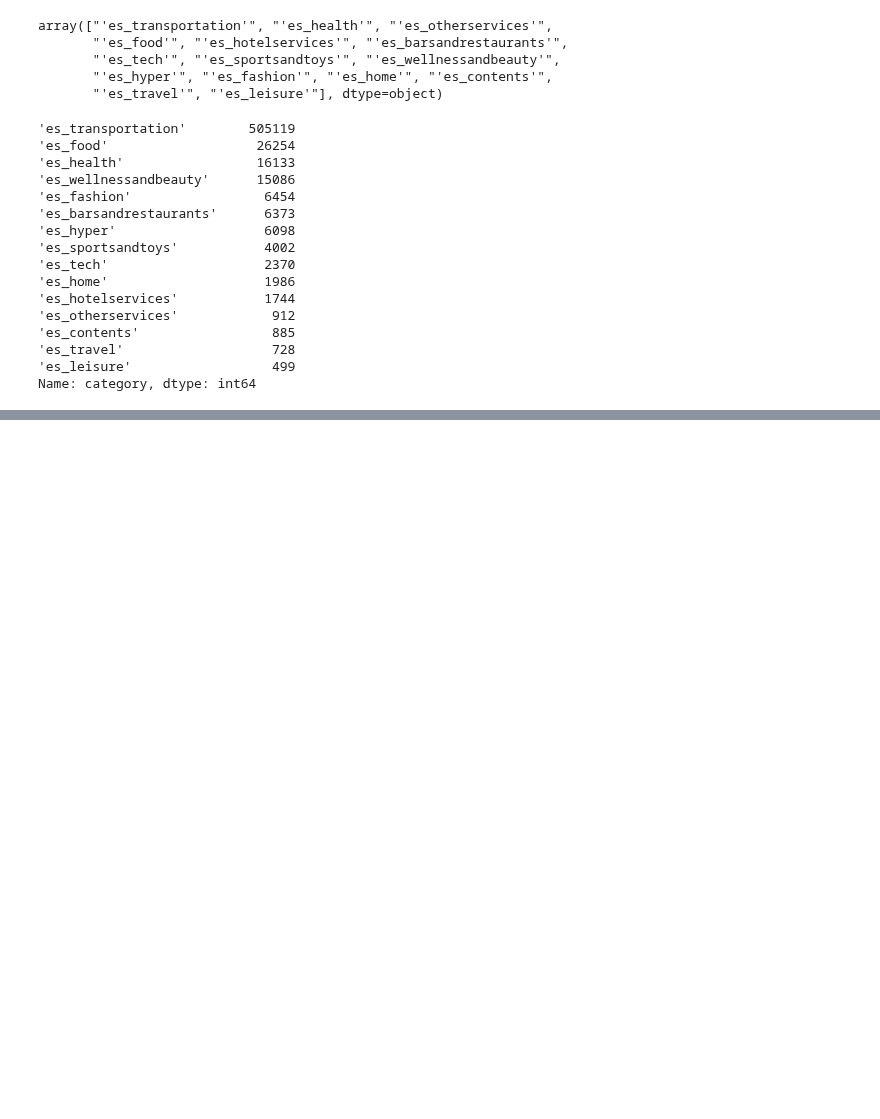
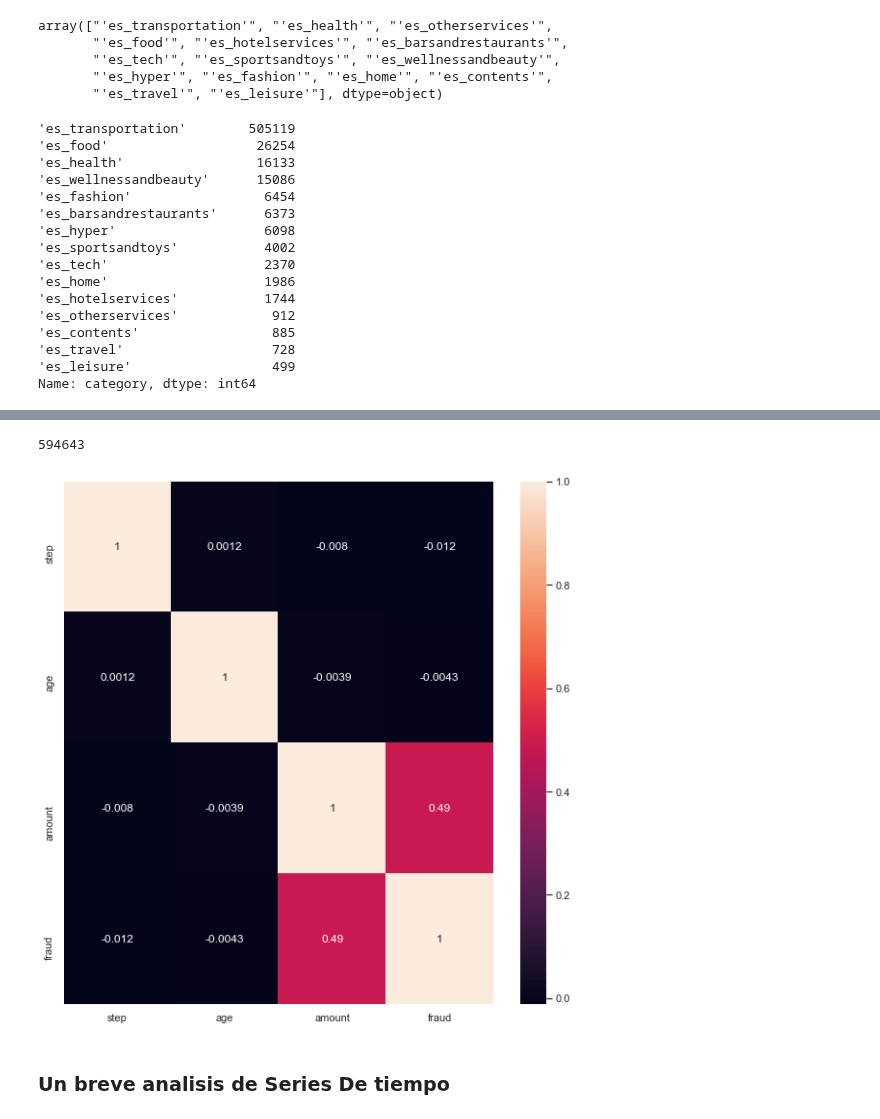
Before and after one commit to alseveso/AcamicaDS, a Jupyter notebook: Proyecto 4/Proyecto 04.ipynb, the cells around one changed output, grey strips where cells are left out. Saved outputs shown, nothing was run; the diff lists cells and outputs as text; code cells hidden in the pictures; blank space fills up the shorter version.

```diff
--- a/Proyecto 4/Proyecto 04.ipynb
+++ b/Proyecto 4/Proyecto 04.ipynb
@@ -764,0 +387,15 @@ Thanks for taking the time to read or just view the results from my first kernel
+# %%
+print(banksim['amount'].value_counts().sum())
+# %% [output]
+594643
+# %%
+# matriz de correlaciones
+
+plt.figure(figsize=(10,10))
+corrMatrix = banksim.corr()
+sns.heatmap(corrMatrix, annot=True)
+plt.show()
+# %% [output]
+[figure, added]
+# %% [markdown]
+### Un breve analisis de Series De tiempo
```
Also changed, not shown: parts of 164 cells of this notebook, 2 other files.
